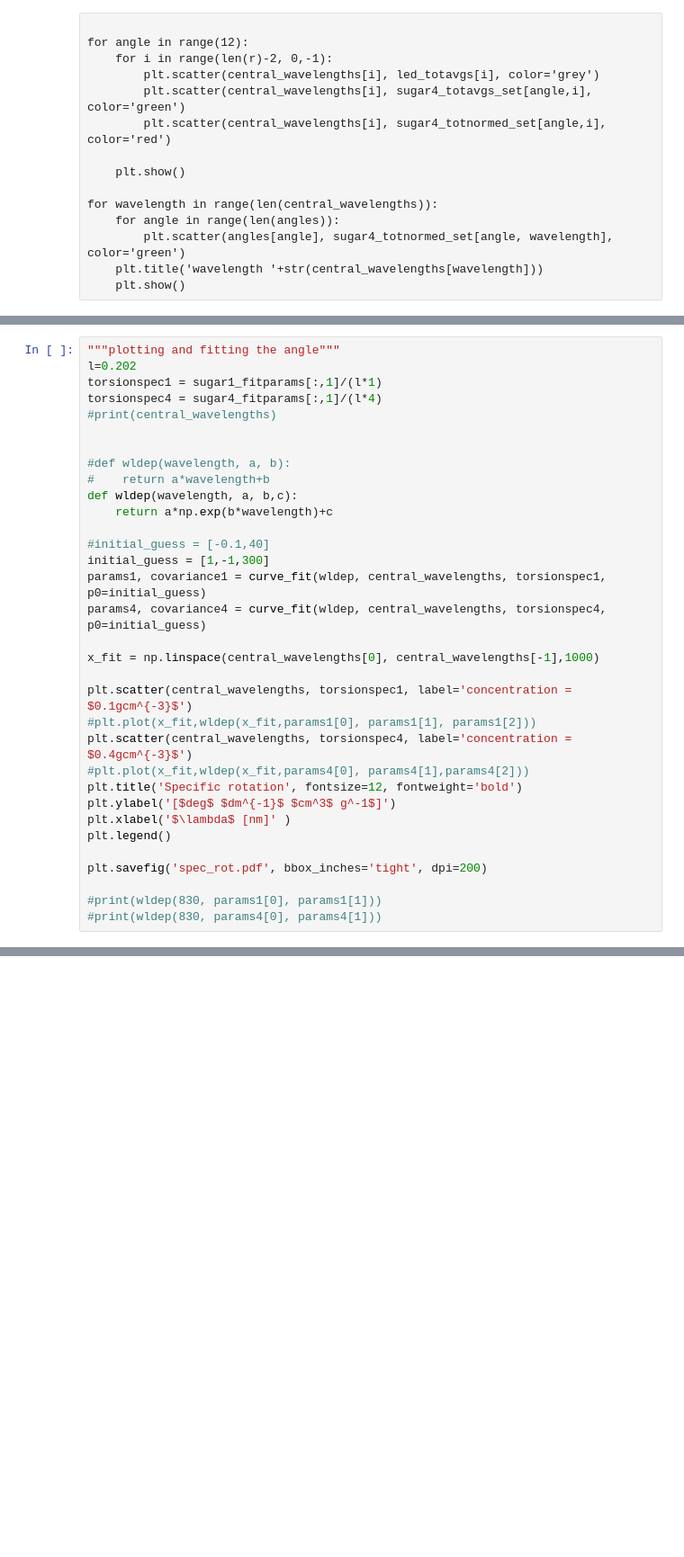
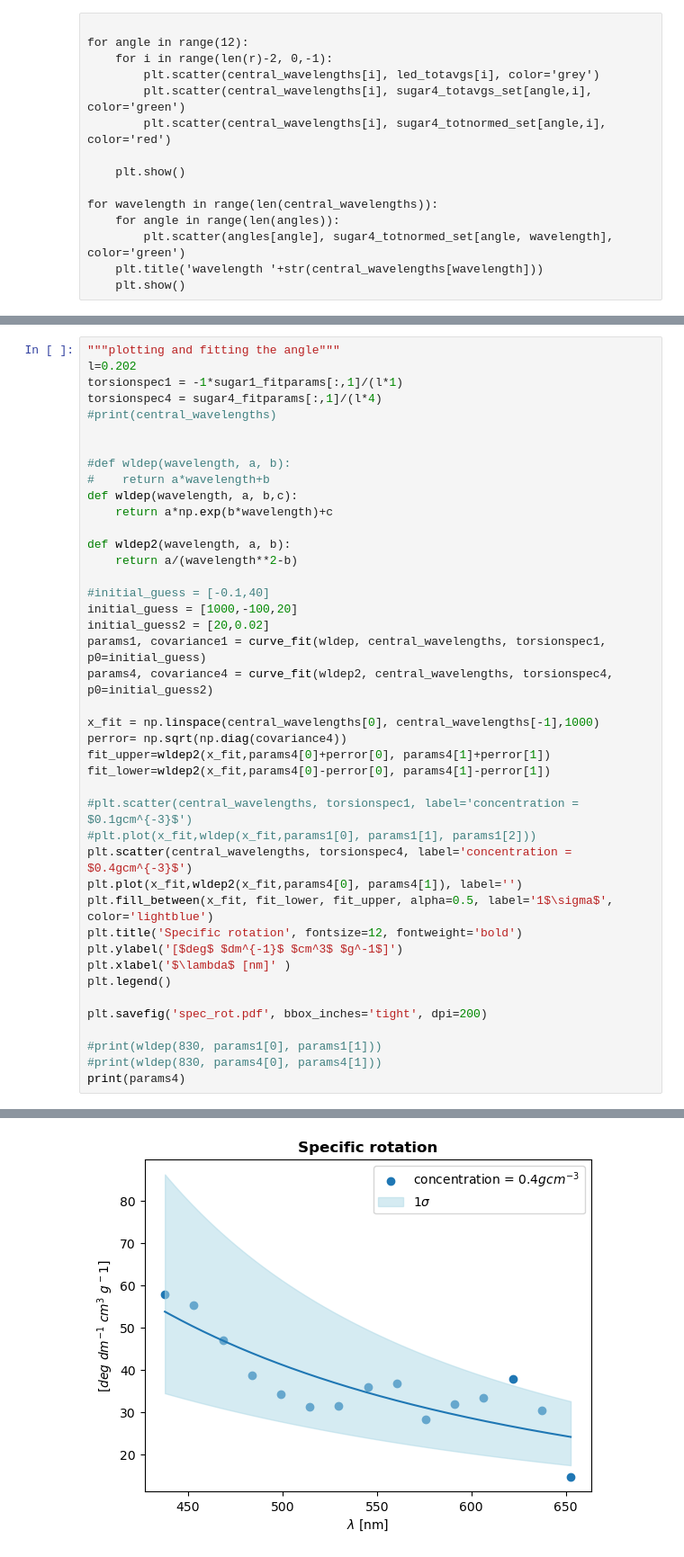
Before and after one commit to muellvin/pplus, a Jupyter notebook: sugarpolarizer/analysis.ipynb, the cells around one changed output, grey strips where cells are left out. Shown: that part at 90% size. Saved outputs shown, nothing was run; the diff lists cells and outputs as text; blank space fills up the shorter version.

```diff
--- a/sugarpolarizer/analysis.ipynb
+++ b/sugarpolarizer/analysis.ipynb
@@ -486,7 +513,7 @@ plt.show()
 # %%
 """plotting and fitting the angle"""
 l=0.202
-torsionspec1 = sugar1_fitparams[:,1]/(l*1)
+torsionspec1 = -1*sugar1_fitparams[:,1]/(l*1)
 torsionspec4 = sugar4_fitparams[:,1]/(l*4)
 #print(central_wavelengths)
 
@@ -496,19 +523,27 @@ torsionspec4 = sugar4_fitparams[:,1]/(l*4)
 def wldep(wavelength, a, b,c):
     return a*np.exp(b*wavelength)+c
 
+def wldep2(wavelength, a, b):
+    return a/(wavelength**2-b)
+
 #initial_guess = [-0.1,40]
-initial_guess = [1,-1,300]
+initial_guess = [1000,-100,20]
+initial_guess2 = [20,0.02]
 params1, covariance1 = curve_fit(wldep, central_wavelengths, torsionspec1, p0=initial_guess)
-params4, covariance4 = curve_fit(wldep, central_wavelengths, torsionspec4, p0=initial_guess)
+params4, covariance4 = curve_fit(wldep2, central_wavelengths, torsionspec4, p0=initial_guess2)
 
 x_fit = np.linspace(central_wavelengths[0], central_wavelengths[-1],1000)
+perror= np.sqrt(np.diag(covariance4))
+fit_upper=wldep2(x_fit,params4[0]+perror[0], params4[1]+perror[1])
+fit_lower=wldep2(x_fit,params4[0]-perror[0], params4[1]-perror[1])
 
-plt.scatter(central_wavelengths, torsionspec1, label='concentration = $0.1gcm^{-3}$')
+#plt.scatter(central_wavelengths, torsionspec1, label='concentration = $0.1gcm^{-3}$')
 #plt.plot(x_fit,wldep(x_fit,params1[0], params1[1], params1[2]))
 plt.scatter(central_wavelengths, torsionspec4, label='concentration = $0.4gcm^{-3}$')
-#plt.plot(x_fit,wldep(x_fit,params4[0], params4[1],params4[2]))
+plt.plot(x_fit,wldep2(x_fit,params4[0], params4[1]), label='')
+plt.fill_between(x_fit, fit_lower, fit_upper, alpha=0.5, label='1$\sigma$', color='lightblue')
 plt.title('Specific rotation', fontsize=12, fontweight='bold')
-plt.ylabel('[$deg$ $dm^{-1}$ $cm^3$ g^-1$]')
+plt.ylabel('[$deg$ $dm^{-1}$ $cm^3$ $g^-1$]')
 plt.xlabel('$\lambda$ [nm]' )
 plt.legend()
 
@@ -516,3 +551,5 @@ plt.savefig('spec_rot.pdf', bbox_inches='tight', dpi=200)
 
 #print(wldep(830, params1[0], params1[1]))
 #print(wldep(830, params4[0], params4[1]))
+print(params4)
+# %% [output]
@@ -518,0 +557 @@ plt.savefig('spec_rot.pdf', bbox_inches='tight', dpi=200)
+[figure, added]
```
Also changed, not shown: parts of 12 cells of this notebook, 3 other files.
